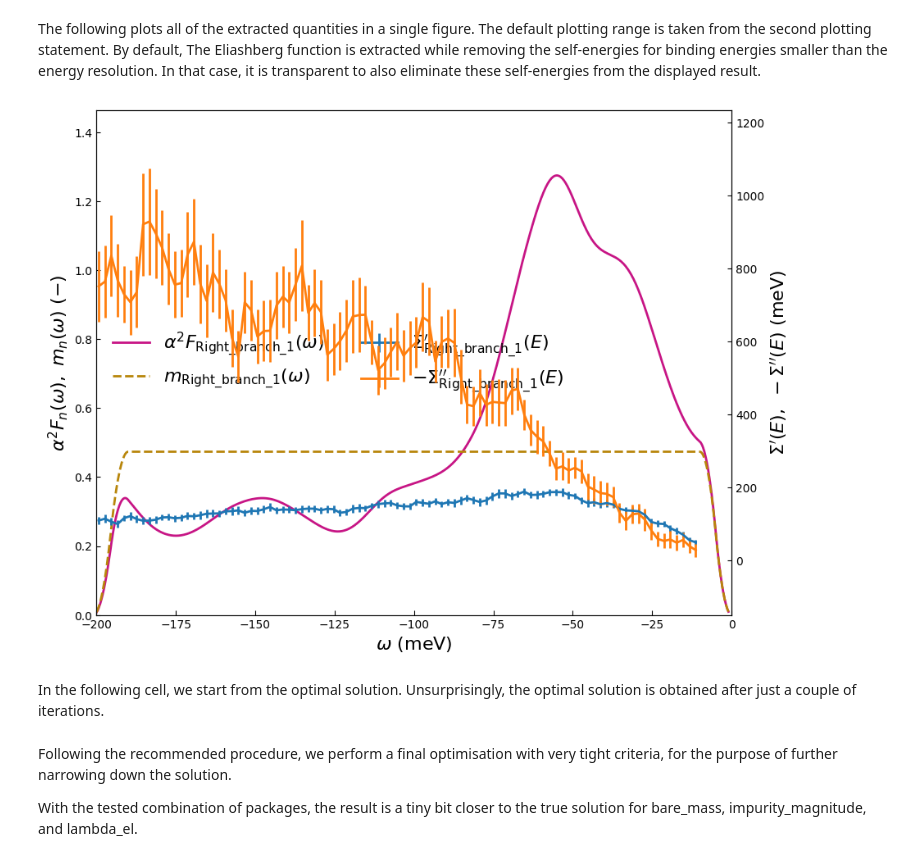
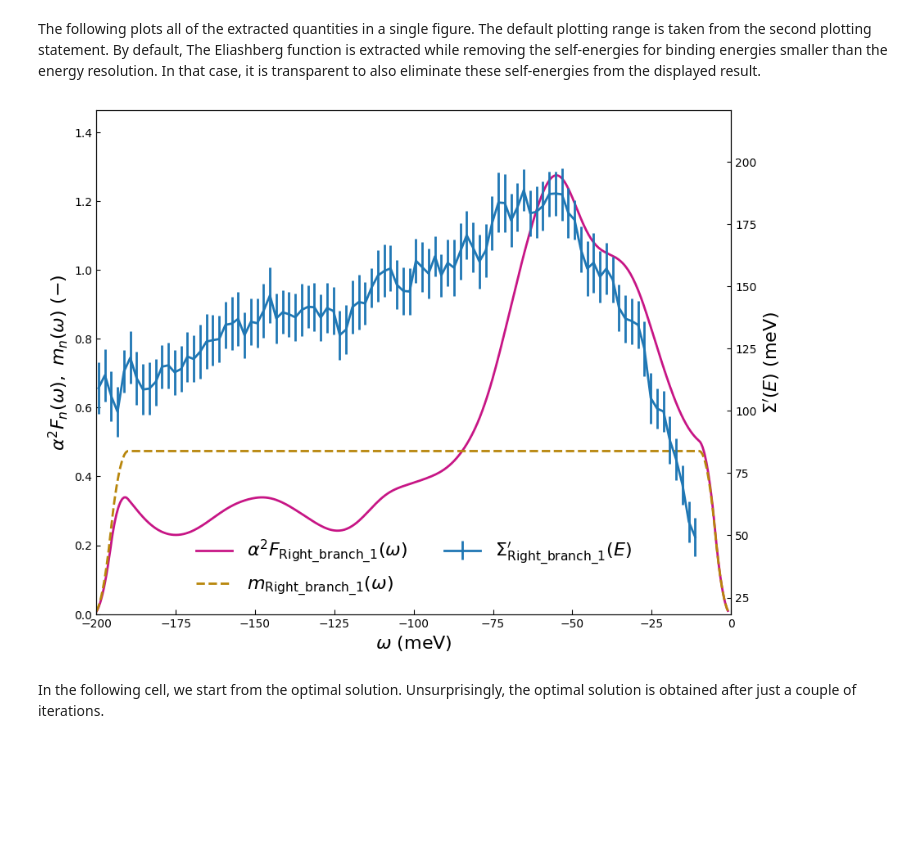
Before and after one commit to masaharutennis/xARPES, a Jupyter notebook: doc/notebooks/varification_csro.ipynb, the cells around one changed output. Saved outputs shown, nothing was run; the diff lists cells and outputs as text; code cells hidden in the pictures; blank space fills up the shorter version.

```diff
--- a/doc/notebooks/varification_csro.ipynb
+++ b/doc/notebooks/varification_csro.ipynb
@@ -174,34 +174,39 @@ By default, The Eliashberg function is extracted while removing the self-energie
 # %%
 %matplotlib inline
 
 fig = plt.figure(figsize=(10, 8)); ax1 = fig.add_subplot(111); ax2 = ax1.twinx()
 
 # ax1.set_ylim([0, 0.5]); ax2.set_ylim([0, 40])
 
-self_energy.plot_spectra( ax=ax1, abscissa="reversed", show=False, fig_close=False)
-self_energy.plot_both(ax=ax2, scale="meV", resolution_range='applied', show=False, fig_close=False)
+self_energy.plot_spectra(ax=ax1, abscissa="reversed", show=False, fig_close=False)
+self_energy.plot_real(ax=ax2, scale="meV", resolution_range="applied", show=False, fig_close=False)
 
 # --- Change colours for spectra
 a2f_line, model_line = ax1.get_lines()[-2:]
 a2f_line.set_color("mediumvioletred")
-model_line.set_color("darkgoldenrod"); model_line.set_linestyle("--")
+model_line.set_color("darkgoldenrod")
+model_line.set_linestyle("--")
 
-# --- Change colours for self-energy lines
-real_line, imag_line = ax2.get_lines()[-2:]
-real_line.set_color("tab:blue"); imag_line.set_color("tab:orange")
+# --- Change colour for real self-energy line only
+real_line = ax2.get_lines()[-1]
+real_line.set_color("tab:blue")
 
-# Change colours for error bars
-real_err, imag_err = ax2.collections[-2:]
-real_err.set_color(real_line.get_color()); imag_err.set_color(imag_line.get_color())
+# --- Change colour for real self-energy error bars only
+real_err = ax2.collections[-1]
+real_err.set_color(real_line.get_color())
 
 # --- Overwrite the legend with a custom legend
-for ax in (ax1, ax2): ax.get_legend() and ax.get_legend().remove()
-h1, l1 = ax1.get_legend_handles_labels(); h2, l2 = ax2.get_legend_handles_labels()
+for ax in (ax1, ax2):
+    if ax.get_legend() is not None:
+        ax.get_legend().remove()
+
+h1, l1 = ax1.get_legend_handles_labels()
+h2, l2 = ax2.get_legend_handles_labels()
 ax1.legend(h1 + h2, l1 + l2, ncol=2)
 
 plt.show()
 # %% [output]
-[figure, old version]
+[figure, new version]
 # %% [markdown]
 In the following cell, we start from the optimal solution. Unsurprisingly, the optimal solution is obtained after just a couple of iterations.
 # %%
@@ -217,7 +222,3 @@ with xarpes.trim_notebook_output(print_lines=10):
             scale_mb=0.005, scale_imp=10, scale_kF=0.001,
             scale_lambda_el=1.0e-5, scale_hn=0.1,
         )
-# %% [markdown]
-Following the recommended procedure, we perform a final optimisation with very tight criteria, for the purpose of further narrowing down the solution.
-
-With the tested combination of packages, the result is a tiny bit closer to the true solution for bare_mass, impurity_magnitude, and lambda_el.
```
Also changed, not shown: parts of 1 cell of this notebook, 2 other files.
